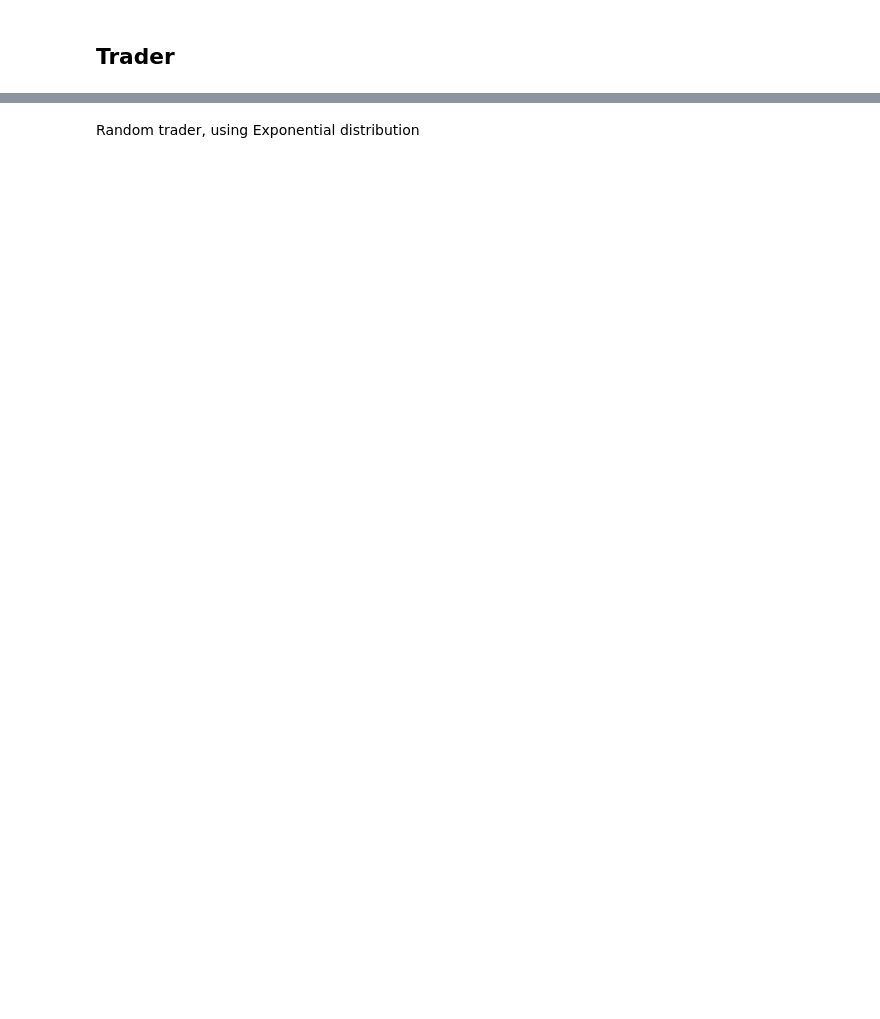
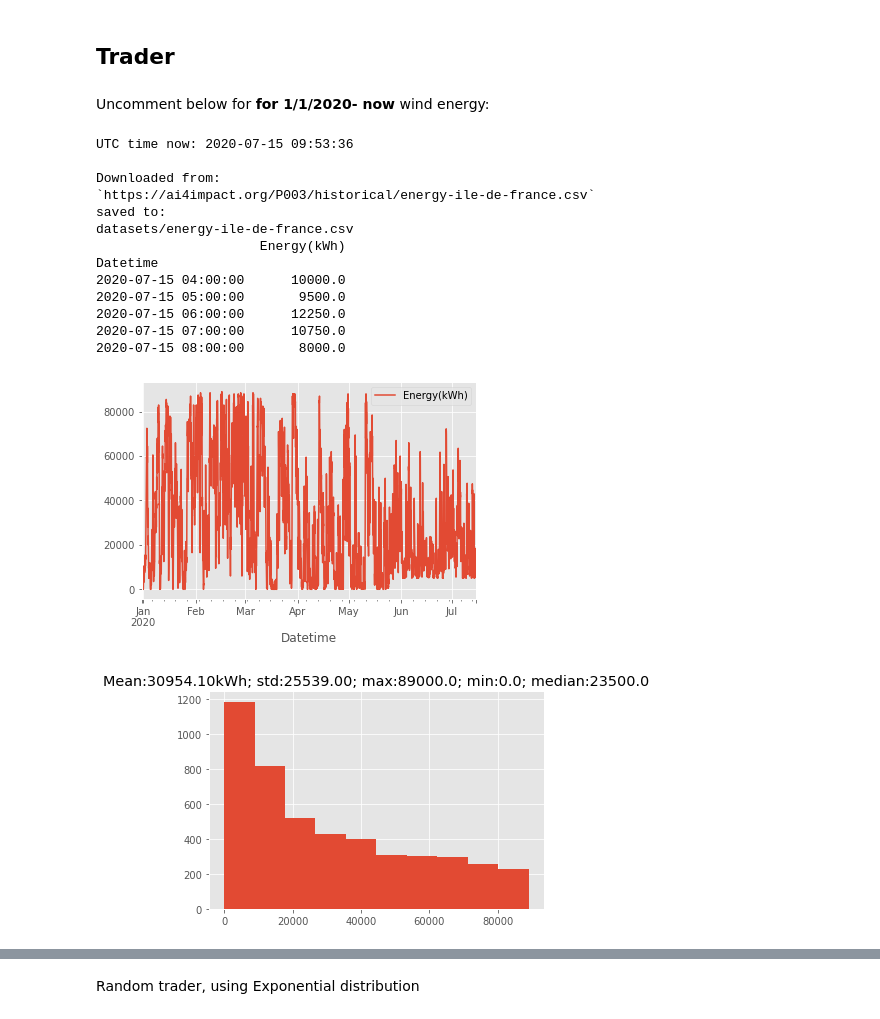
Before and after one commit to mshagirov/datathon2020, a Jupyter notebook: P003/Introduction.ipynb, the cells around one changed output, grey strips where cells are left out. Cells and saved outputs as stored; diff of their text form; code cells hidden in the pictures; blank space fills up the shorter version.

```diff
--- a/P003/Introduction.ipynb
+++ b/P003/Introduction.ipynb
@@ -302,3 +320,38 @@ dfs = dfs.reindex(pd.date_range(dfs.index[0],dfs.index[-1],freq='H')).interpolat
 import pandas as pd
 import numpy as np
 from matplotlib import pyplot as plt
+# %% [markdown]
+Uncomment below for **for 1/1/2020- now** wind energy:
+# %%
+t = datetime.datetime.utcnow()
+print('UTC time now: {}-{:02d}-{:02d} {:02d}:{:02d}:{:02d}\n'.format(t.year,t.month,t.day, t.hour,t.minute,t.second))
+datautils.download_energy_latest() # updates readings
+df = datautils.read_ai4impact_energy('datasets/energy-ile-de-france.csv')
+
+# Select 2020 data
+df = df[df.index>pd.to_datetime('31/12/2019')]
+
+print(df.tail())
+df.plot()
+plt.show()
+
+plt.hist(df.values)
+x= df.values
+plt.title(f'Mean:{x.mean():.2f}kWh; std:{x.std():.2f}; max:{x.max()}; min:{x.min()}; median:{np.median(x)}');
+plt.show()
+# %% [output]
+UTC time now: 2020-07-15 09:53:36
+
+Downloaded from:
+`https://ai4impact.org/P003/historical/energy-ile-de-france.csv`
+saved to:
+datasets/energy-ile-de-france.csv
+                     Energy(kWh)
+Datetime
+2020-07-15 04:00:00      10000.0
+2020-07-15 05:00:00       9500.0
+2020-07-15 06:00:00      12250.0
+2020-07-15 07:00:00      10750.0
+2020-07-15 08:00:00       8000.0
+[figure, added]
+[figure, added]
```
Also changed, not shown: parts of 12 cells of this notebook, 34 other files.
